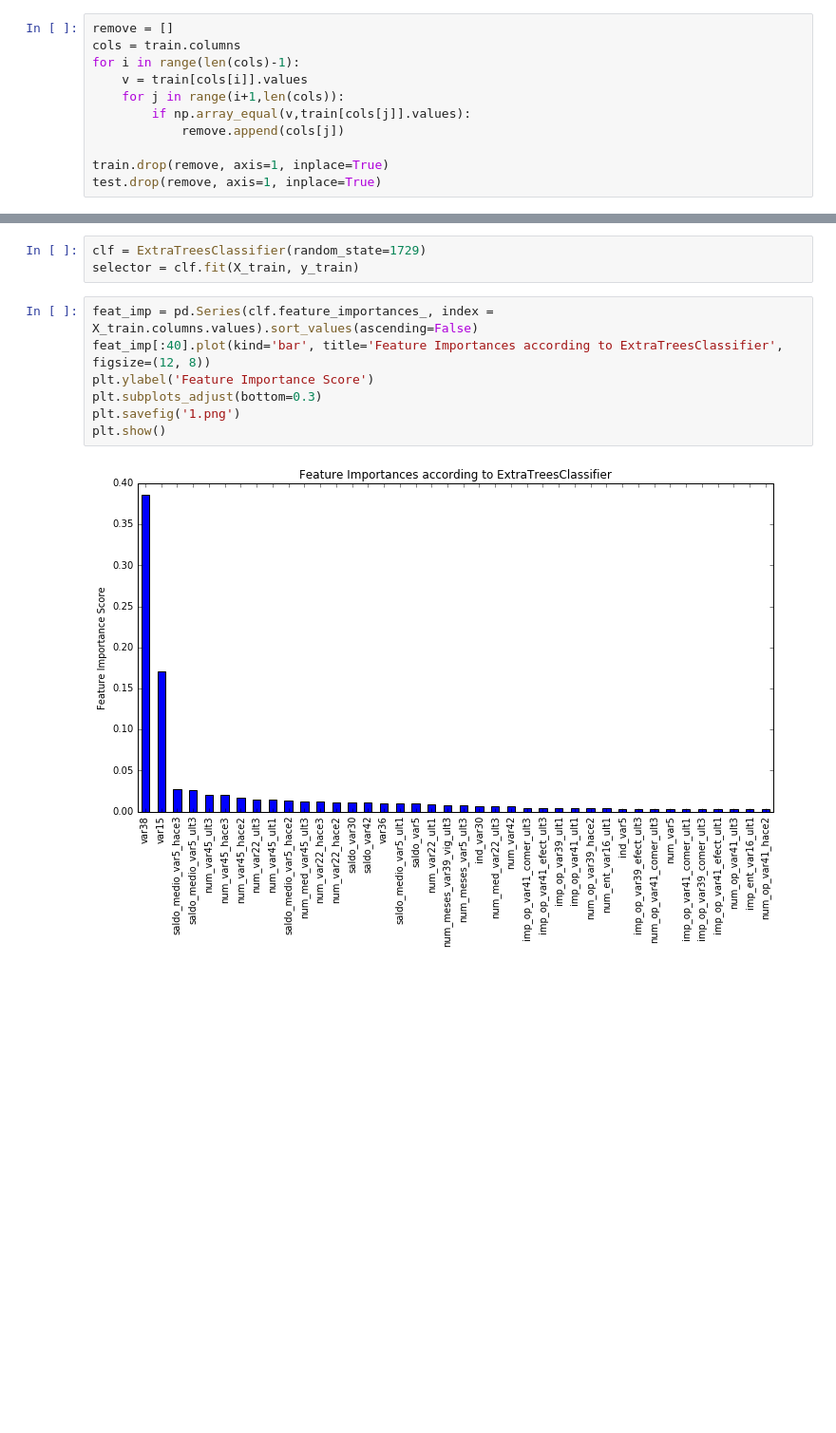
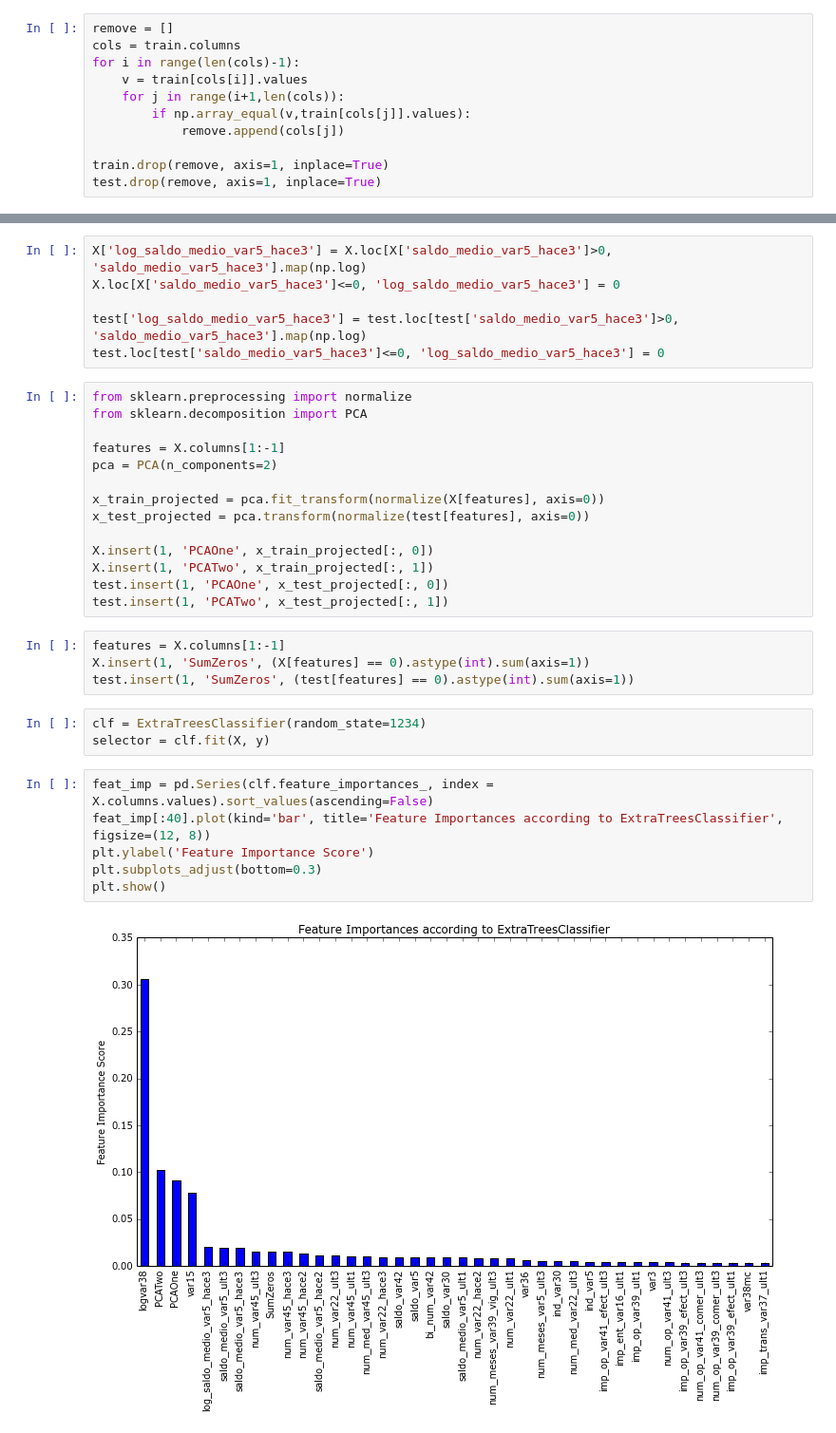
Before and after one commit to pvgladkov/kaggle, a Jupyter notebook: santander/dummy_with_selection.ipynb, the cells around one changed output, grey strips where cells are left out. Shown at 95% size. Cells and saved outputs as stored; diff of their text form; blank space fills up the shorter version.

```diff
--- a/santander/dummy_with_selection.ipynb
+++ b/santander/dummy_with_selection.ipynb
@@ -48,13 +85,36 @@ print(X_train.shape, X_test.shape, test.shape)
+# %%
+X['log_saldo_medio_var5_hace3'] = X.loc[X['saldo_medio_var5_hace3']>0, 'saldo_medio_var5_hace3'].map(np.log)
+X.loc[X['saldo_medio_var5_hace3']<=0, 'log_saldo_medio_var5_hace3'] = 0
+
+test['log_saldo_medio_var5_hace3'] = test.loc[test['saldo_medio_var5_hace3']>0, 'saldo_medio_var5_hace3'].map(np.log)
+test.loc[test['saldo_medio_var5_hace3']<=0, 'log_saldo_medio_var5_hace3'] = 0
+# %%
+from sklearn.preprocessing import normalize
+from sklearn.decomposition import PCA
+
+features = X.columns[1:-1]
+pca = PCA(n_components=2)
+
+x_train_projected = pca.fit_transform(normalize(X[features], axis=0))
+x_test_projected = pca.transform(normalize(test[features], axis=0))
+
+X.insert(1, 'PCAOne', x_train_projected[:, 0])
+X.insert(1, 'PCATwo', x_train_projected[:, 1])
+test.insert(1, 'PCAOne', x_test_projected[:, 0])
+test.insert(1, 'PCATwo', x_test_projected[:, 1])
+# %%
+features = X.columns[1:-1]
+X.insert(1, 'SumZeros', (X[features] == 0).astype(int).sum(axis=1))
+test.insert(1, 'SumZeros', (test[features] == 0).astype(int).sum(axis=1))
 # %%
-clf = ExtraTreesClassifier(random_state=1729)
-selector = clf.fit(X_train, y_train)
+clf = ExtraTreesClassifier(random_state=1234)
+selector = clf.fit(X, y)
 # %%
-feat_imp = pd.Series(clf.feature_importances_, index = X_train.columns.values).sort_values(ascending=False)
+feat_imp = pd.Series(clf.feature_importances_, index = X.columns.values).sort_values(ascending=False)
 feat_imp[:40].plot(kind='bar', title='Feature Importances according to ExtraTreesClassifier', figsize=(12, 8))
 plt.ylabel('Feature Importance Score')
 plt.subplots_adjust(bottom=0.3)
-plt.savefig('1.png')
 plt.show()
 # %% [output]
-[figure, old version]
+[figure, new version]
 # %%
```
Also changed, not shown: parts of 22 cells of this notebook.
